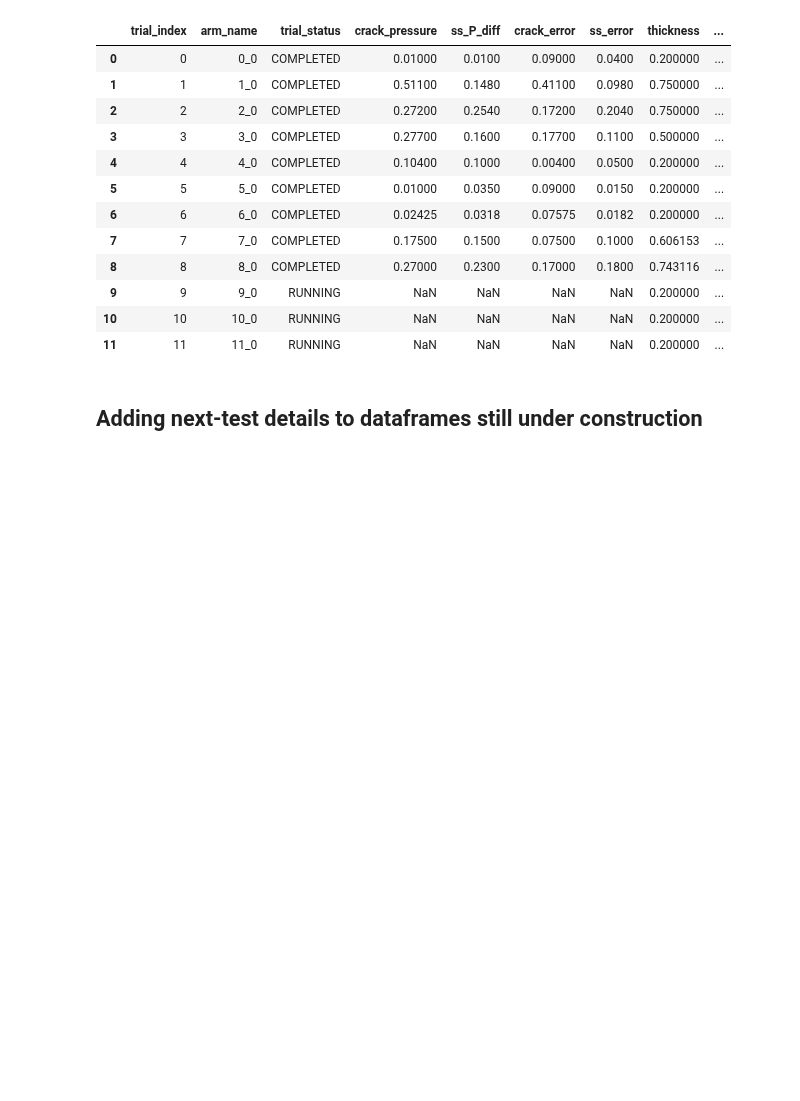
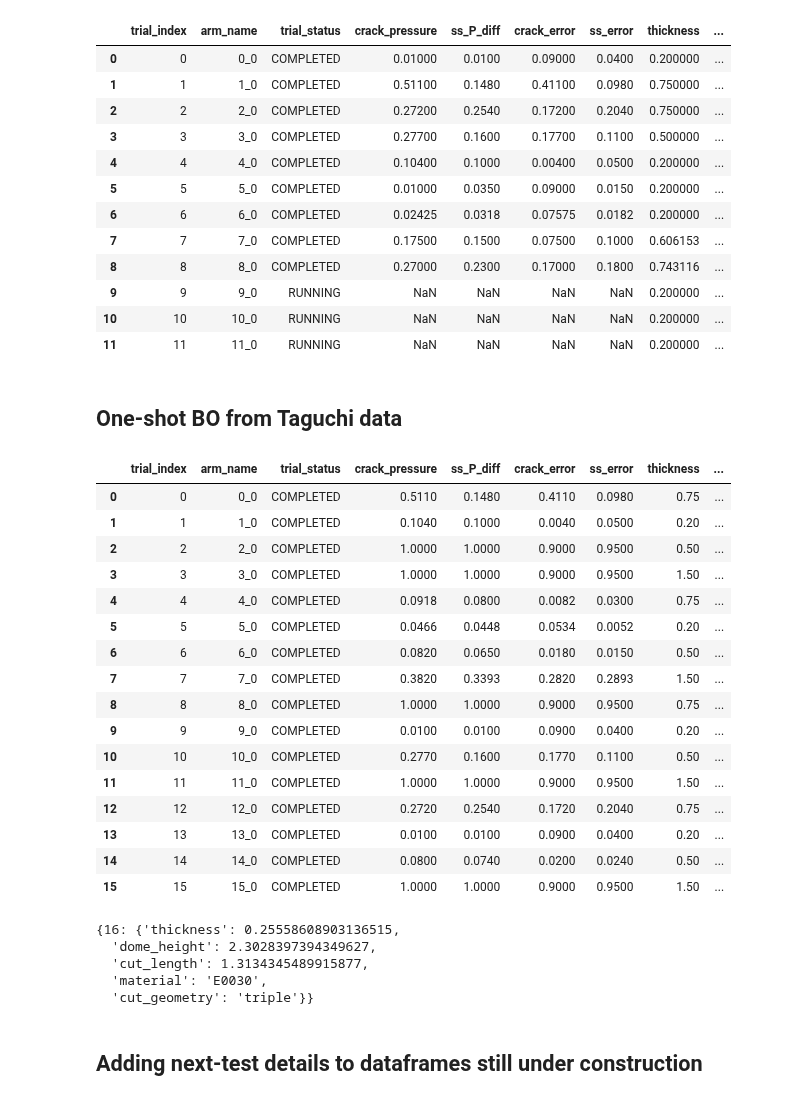
Before and after one commit to c-y-i/Mod_DOE, a Jupyter notebook: BayZop_Valve.ipynb, the cells around one changed output. Drawn from its saved outputs; the diff is of its cells as text; code cells hidden in the pictures; blank space fills up the shorter version.

```diff
--- a/BayZop_Valve.ipynb
+++ b/BayZop_Valve.ipynb
@@ -511,3 +494,14 @@ Valve_client.summarize()
 | 9 | 9 | 9_0 | RUNNING | NaN | NaN | NaN | NaN | 0.200000 | ... |
 | 10 | 10 | 10_0 | RUNNING | NaN | NaN | NaN | NaN | 0.200000 | ... |
 | 11 | 11 | 11_0 | RUNNING | NaN | NaN | NaN | NaN | 0.200000 | ... |
+# %% [markdown]
+## One-shot BO from Taguchi data
+# %%
+# One-Shot Client
+OS_client = Client()
+OS_client._random_seed = 237
+
+OS_client.configure_experiment(
+    parameters=parameters,
+)
+OS_client.configure_optimization(objective="-1 * crack_error, -1 * ss_error", outcome_constraints=["crack_pressure >= 0", "ss_P_diff >= 0"])
@@ -513,0 +527,28 @@ Valve_client.summarize()
+# %%
+OS_client.summarize()
+# %% [output]
+|  | trial_index | arm_name | trial_status | crack_pressure | ss_P_diff | crack_error | ss_error | thickness | ... |
+| 0 | 0 | 0_0 | COMPLETED | 0.5110 | 0.1480 | 0.4110 | 0.0980 | 0.75 | ... |
+| 1 | 1 | 1_0 | COMPLETED | 0.1040 | 0.1000 | 0.0040 | 0.0500 | 0.20 | ... |
+| 2 | 2 | 2_0 | COMPLETED | 1.0000 | 1.0000 | 0.9000 | 0.9500 | 0.50 | ... |
+| 3 | 3 | 3_0 | COMPLETED | 1.0000 | 1.0000 | 0.9000 | 0.9500 | 1.50 | ... |
+| 4 | 4 | 4_0 | COMPLETED | 0.0918 | 0.0800 | 0.0082 | 0.0300 | 0.75 | ... |
+| 5 | 5 | 5_0 | COMPLETED | 0.0466 | 0.0448 | 0.0534 | 0.0052 | 0.20 | ... |
+| 6 | 6 | 6_0 | COMPLETED | 0.0820 | 0.0650 | 0.0180 | 0.0150 | 0.50 | ... |
+| 7 | 7 | 7_0 | COMPLETED | 0.3820 | 0.3393 | 0.2820 | 0.2893 | 1.50 | ... |
+| 8 | 8 | 8_0 | COMPLETED | 1.0000 | 1.0000 | 0.9000 | 0.9500 | 0.75 | ... |
+| 9 | 9 | 9_0 | COMPLETED | 0.0100 | 0.0100 | 0.0900 | 0.0400 | 0.20 | ... |
+| 10 | 10 | 10_0 | COMPLETED | 0.2770 | 0.1600 | 0.1770 | 0.1100 | 0.50 | ... |
+| 11 | 11 | 11_0 | COMPLETED | 1.0000 | 1.0000 | 0.9000 | 0.9500 | 1.50 | ... |
+| 12 | 12 | 12_0 | COMPLETED | 0.2720 | 0.2540 | 0.1720 | 0.2040 | 0.75 | ... |
+| 13 | 13 | 13_0 | COMPLETED | 0.0100 | 0.0100 | 0.0900 | 0.0400 | 0.20 | ... |
+| 14 | 14 | 14_0 | COMPLETED | 0.0800 | 0.0740 | 0.0200 | 0.0240 | 0.50 | ... |
+| 15 | 15 | 15_0 | COMPLETED | 1.0000 | 1.0000 | 0.9000 | 0.9500 | 1.50 | ... |
+# %%
+OS_client.get_next_trials(max_trials=1)
+# %% [output]
+{16: {'thickness': 0.25558608903136515,
+  'dome_height': 2.3028397394349627,
+  'cut_length': 1.3134345489915877,
+  'material': 'E0030',
+  'cut_geometry': 'triple'}}
```
Also changed, not shown: parts of 13 cells of this notebook, 4 other files.
